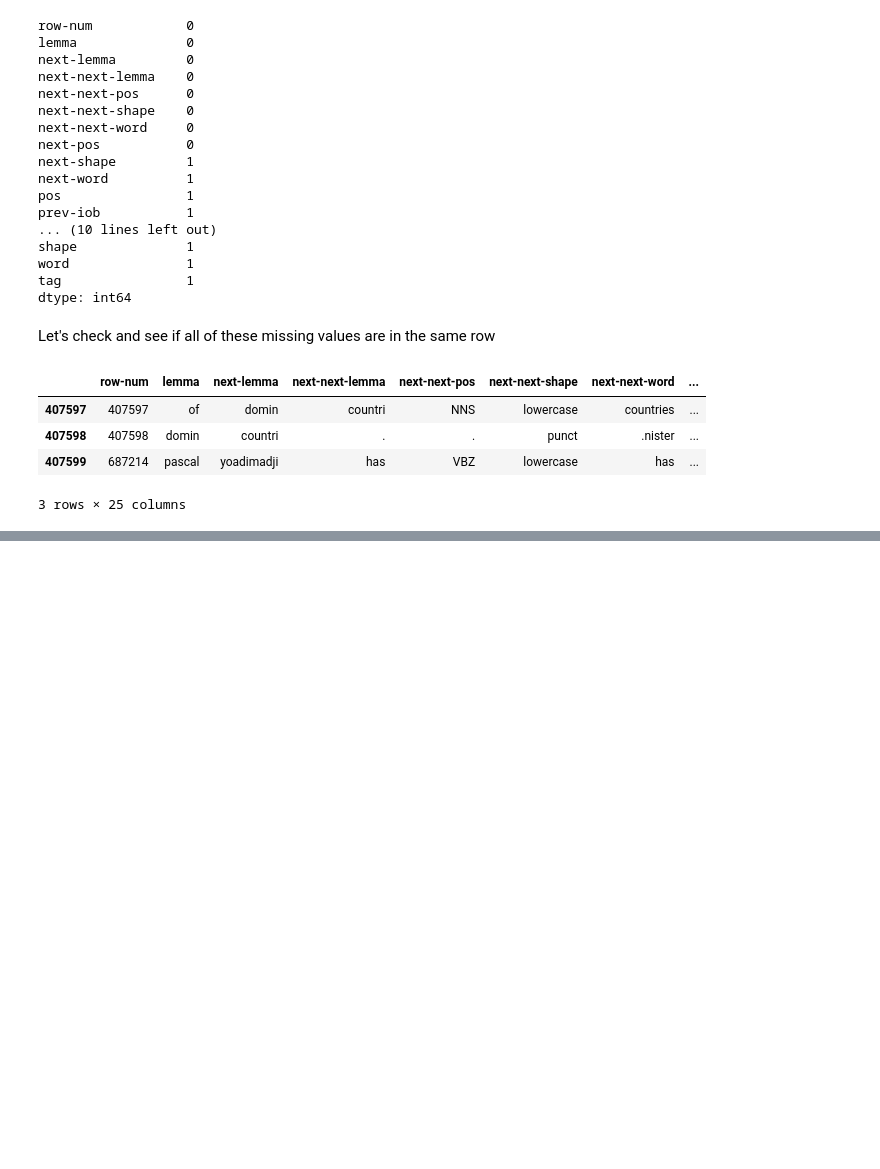
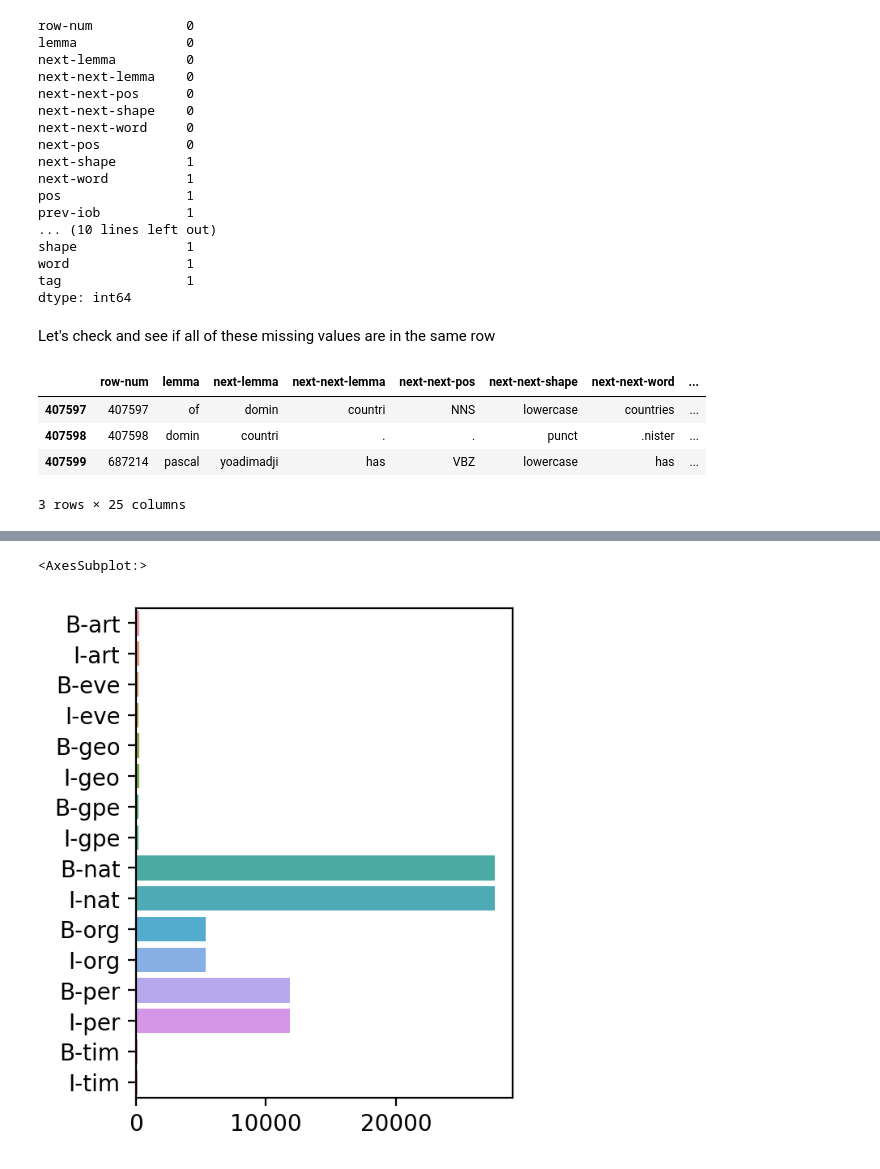
Before and after one commit to rafael-ariascalles/nlp-glg-clustering-pipeline, a Jupyter notebook: notebooks/dataUnderstandingNER.ipynb, the cells around one changed output, grey strips where cells are left out. Saved outputs shown, nothing was run; the diff lists cells and outputs as text; code cells hidden in the pictures; blank space fills up the shorter version.

```diff
--- a/notebooks/dataUnderstandingNER.ipynb
+++ b/notebooks/dataUnderstandingNER.ipynb
@@ -119,0 +93,8 @@ Name: next-next-pos, dtype: int64
+# %%
+unique_tags = df['tag'].unique()
+tag_base = []
+for i in range(len(unique_tags)-1):
+    tag_base.append(unique_tags[i+1].split('-')[1])
+
+tag_base = np.unique(tag_base)
+print(tag_base)
@@ -119,0 +103,11 @@ Name: next-next-pos, dtype: int64
+# %%
+lab = []
+cnt = []
+i = 0
+pre = [ 'B', 'I']
+for t in tag_base:
+    for p in pre:
+        lab.append(p+'-'+t)
+        cnt.append(np.sum(df['tag'] == lab[i]))
+
+    i += 1
@@ -120,3 +133,9 @@ Name: next-next-pos, dtype: int64
+# %%
+f, ax = plt.subplots(figsize=(3,4))
+sns.barplot(x=cnt, y=lab)
+# %% [output]
+<AxesSubplot:>
+[figure, added]
 # %%
 from wordcloud import WordCloud
 
```
Also changed, not shown: parts of 8 cells of this notebook.
